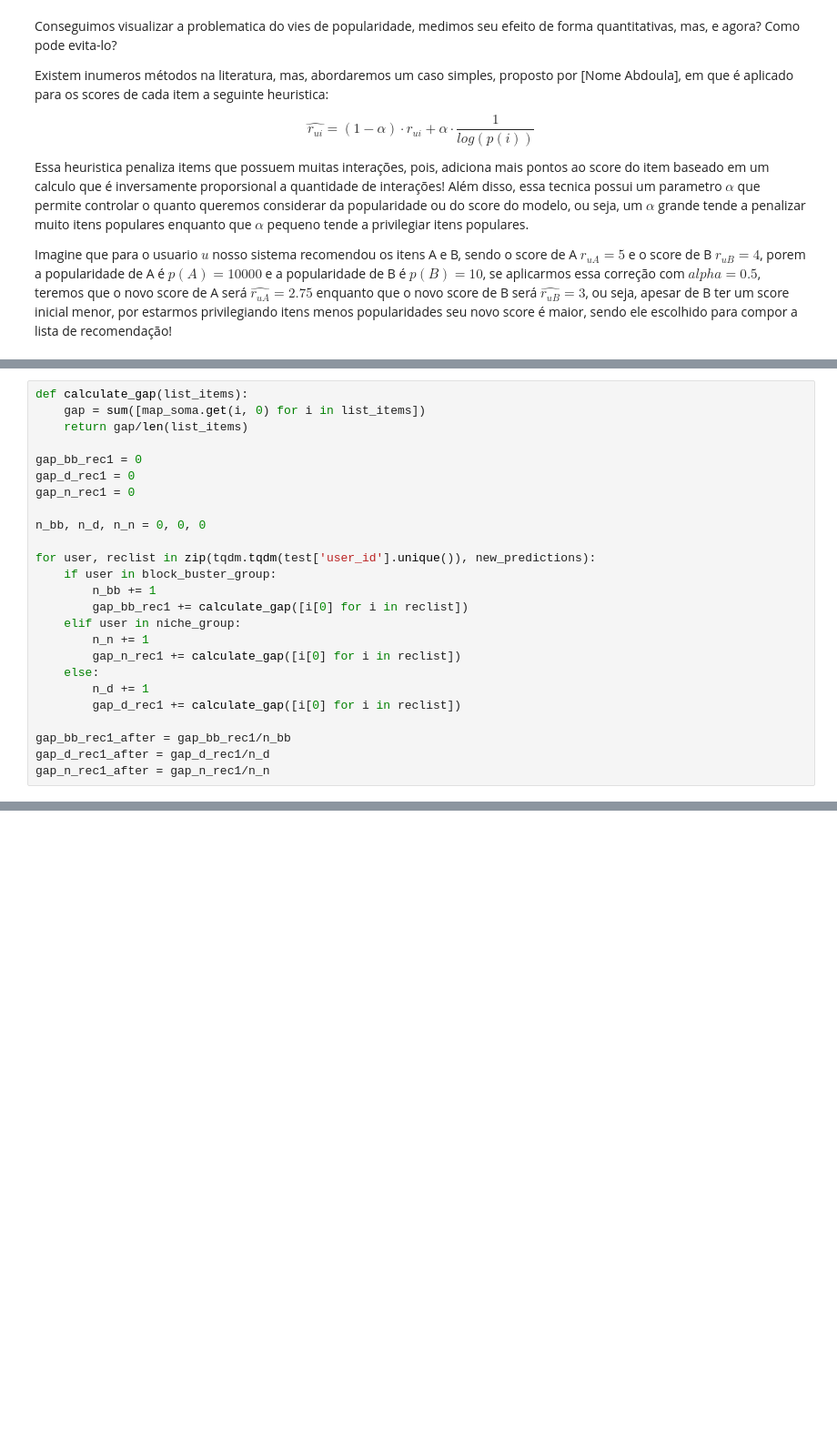
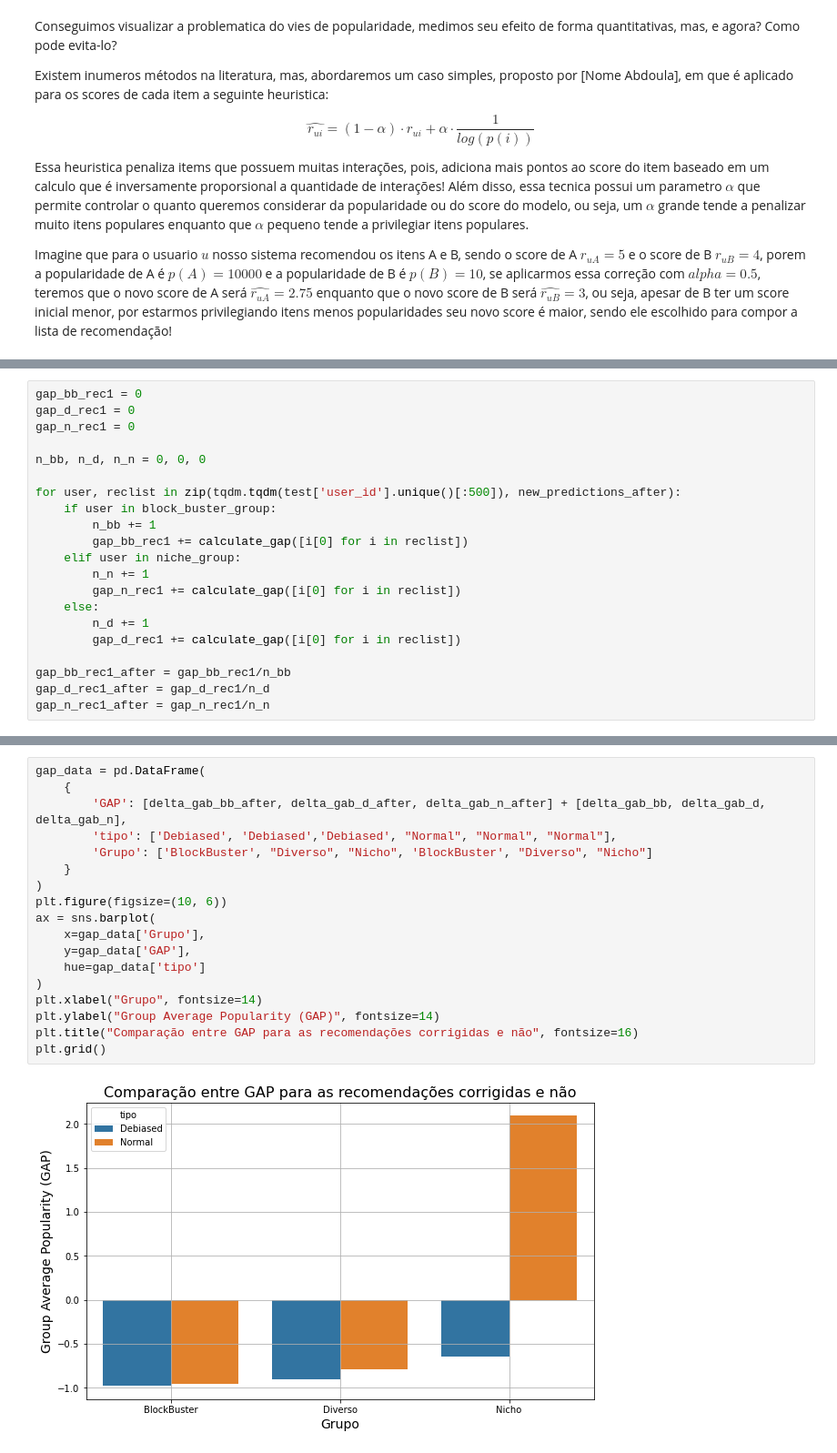
Before and after one commit to Andre-Sacilotti/recsys_lectures, a Jupyter notebook: Aula_XX_popularity_bias.ipynb, the cells around one changed output, grey strips where cells are left out. Shown at 91% size. Saved outputs shown, nothing was run; the diff lists cells and outputs as text; blank space fills up the shorter version.

```diff
--- a/Aula_XX_popularity_bias.ipynb
+++ b/Aula_XX_popularity_bias.ipynb
@@ -367,15 +451,11 @@ plt.grid()
 # %%
-def calculate_gap(list_items):
-    gap = sum([map_soma.get(i, 0) for i in list_items])
-    return gap/len(list_items)
-
 gap_bb_rec1 = 0
 gap_d_rec1 = 0
 gap_n_rec1 = 0
 
 n_bb, n_d, n_n = 0, 0, 0
 
-for user, reclist in zip(tqdm.tqdm(test['user_id'].unique()), new_predictions):
+for user, reclist in zip(tqdm.tqdm(test['user_id'].unique()[:500]), new_predictions_after):
     if user in block_buster_group:
         n_bb += 1
         gap_bb_rec1 += calculate_gap([i[0] for i in reclist])
@@ -401,0 +491,20 @@ delta_gab_bb_after, delta_gab_d_after, delta_gab_n_after
+# %%
+gap_data = pd.DataFrame(
+    {
+        'GAP': [delta_gab_bb_after, delta_gab_d_after, delta_gab_n_after] + [delta_gab_bb, delta_gab_d, delta_gab_n],
+        'tipo': ['Debiased', 'Debiased','Debiased', "Normal", "Normal", "Normal"],
+        'Grupo': ['BlockBuster', "Diverso", "Nicho", 'BlockBuster', "Diverso", "Nicho"]
+    }
+)
+plt.figure(figsize=(10, 6))
+ax = sns.barplot(
+    x=gap_data['Grupo'],
+    y=gap_data['GAP'],
+    hue=gap_data['tipo']
+)
+plt.xlabel("Grupo", fontsize=14)
+plt.ylabel("Group Average Popularity (GAP)", fontsize=14)
+plt.title("Comparação entre GAP para as recomendações corrigidas e não", fontsize=16)
+plt.grid()
+# %% [output]
+[figure, added]
```
Also changed, not shown: parts of 33 cells of this notebook, 4 other files.
